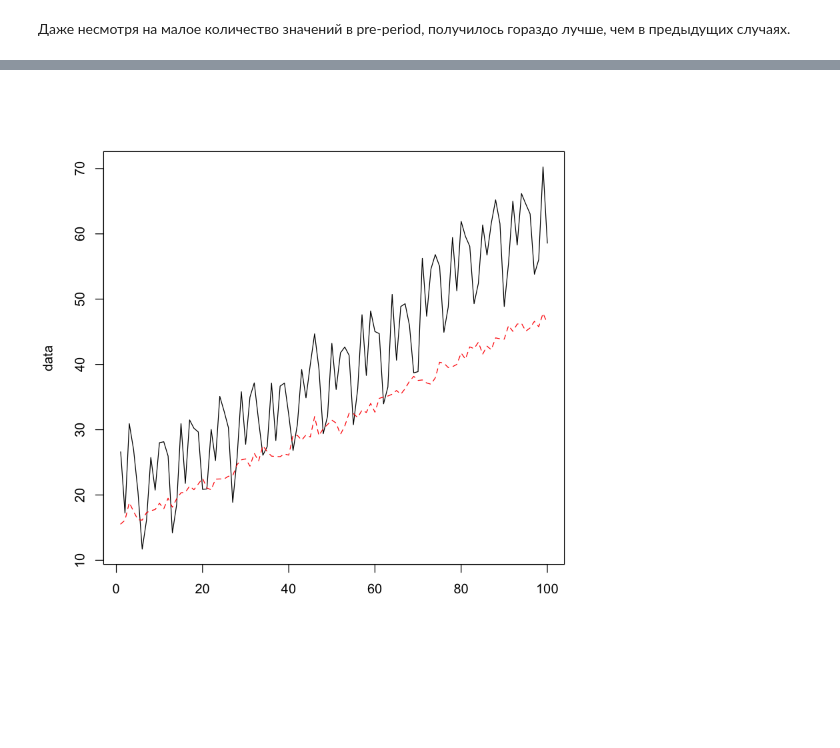
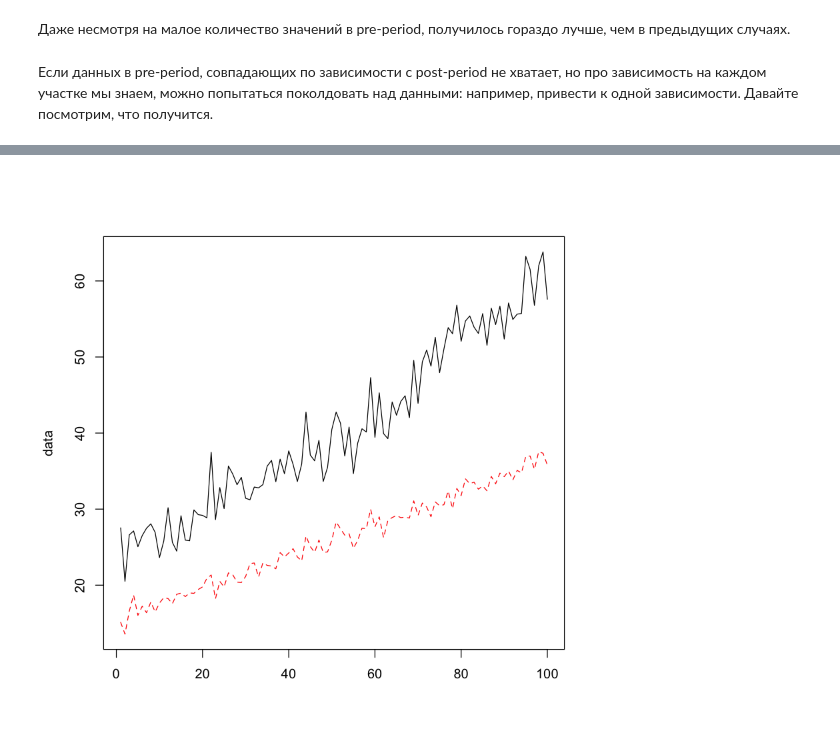
Before and after one commit to avgaydashenko/practical-analytics-hw, a Jupyter notebook: hw2/part1.ipynb, the cells around one changed output, grey strips where cells are left out. Drawn from its saved outputs; the diff is of its cells as text; code cells hidden in the pictures; blank space fills up the shorter version.

```diff
--- a/hw2/part1.ipynb
+++ b/hw2/part1.ipynb
@@ -223,13 +319,20 @@ For more details, type: summary(impact, "report")
 [figure]
 # %% [markdown]
 Даже несмотря на малое количество значений в pre-period, получилось гораздо лучше, чем в предыдущих случаях.
+# %% [markdown]
+Если данных в pre-period, совпадающих по зависимости с post-period не хватает, но про зависимость на каждом участке мы знаем, можно попытаться поколдовать над данными: например, привести к одной зависимости. Давайте посмотрим, что получится.
 # %%
-set.seed(0)
-seasons <- rnorm(n = 7, sd = 5)
-trend <- seq(from = 10, to = 25, length.out = 100) ** 1.2
+trend <- seq(from = 10, to = 20, length.out = 100) ** 1.2
 x <- trend + rnorm(100)
-y <- 1.2 * x + seasons + rnorm(100)
+y <- x
+y[1:30] <- 1.2 * y[1:30] + rnorm(30, sd = 2)
+y[31:50] <- 2 * y[31:50] + rnorm(20, sd = 2)
+y[51:100] <- 1.5 * y[51:100] + rnorm(50, sd = 2)
 y[71:100] <- y[71:100] + 5
+
+y[1:30] <- 1.5 * y[1:30] / 1.2
+y[31:50] <- 1.5 * y[31:50] / 2
+
 data <- cbind(y, x)
 matplot(data, type = "l")
 # %% [output]
@@ -238 +339 @@ Warning message in 1.2 * x + seasons:
-[figure, old version]
+[figure, new version]
```
Also changed, not shown: parts of 14 cells of this notebook.
